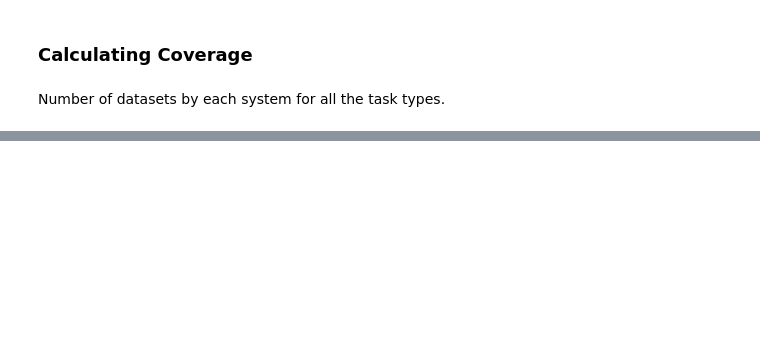
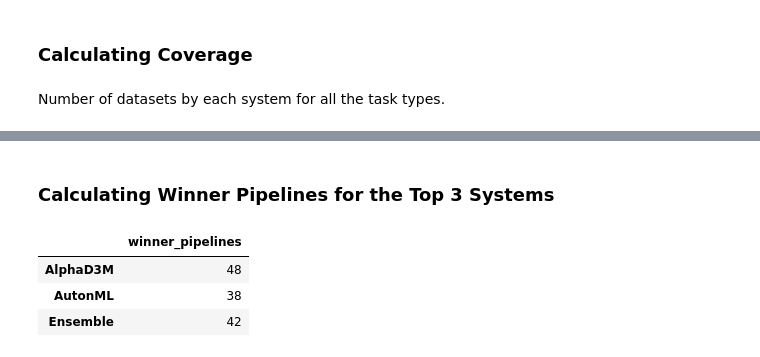
Before and after one commit to VIDA-NYU/alphad3m, a Jupyter notebook: scripts/paper_automlconference/d3m_datasets_analysis.ipynb, the cells around one changed output, grey strips where cells are left out. Drawn from its saved outputs; the diff is of its cells as text; code cells hidden in the pictures; blank space fills up the shorter version.

```diff
--- a/scripts/paper_automlconference/d3m_datasets_analysis.ipynb
+++ b/scripts/paper_automlconference/d3m_datasets_analysis.ipynb
@@ -113,0 +145,9 @@ ranks
+# %% [markdown]
+### Calculating Winner Pipelines for the Top 3 Systems
+# %%
+winner_pipelines_top_3(performances)
+# %% [output]
+|  | winner_pipelines |
+| AlphaD3M | 48 |
+| AutonML | 38 |
+| Ensemble | 42 |
```
Also changed, not shown: parts of 10 cells of this notebook.
